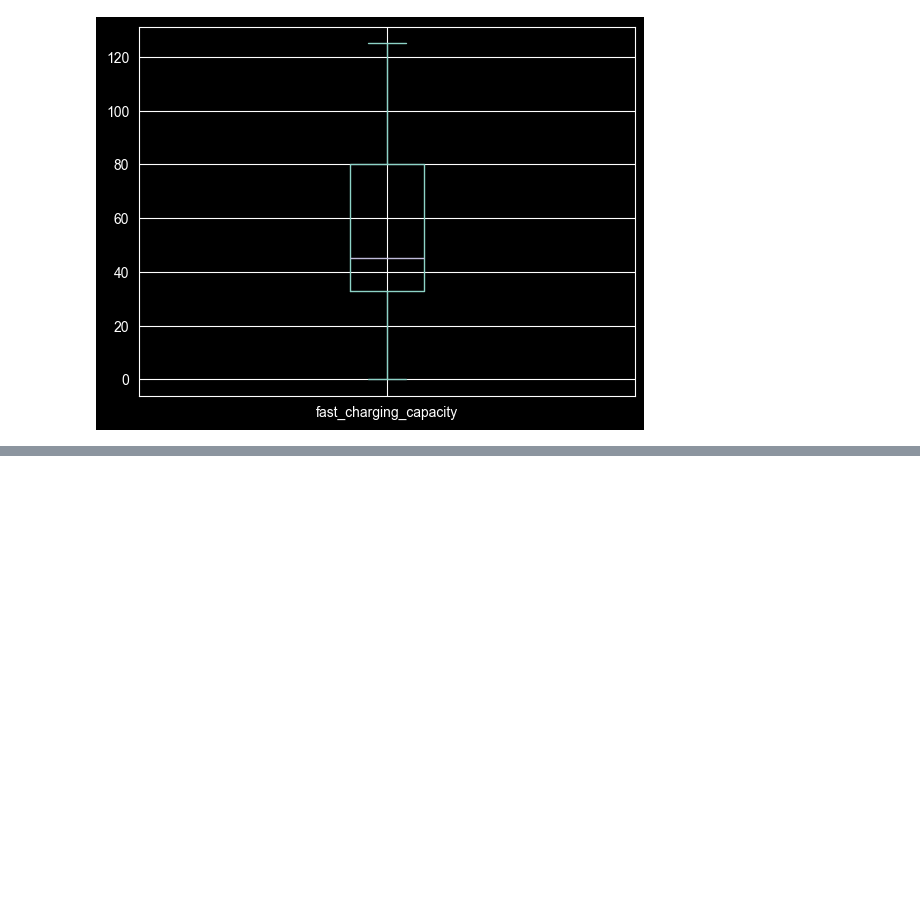
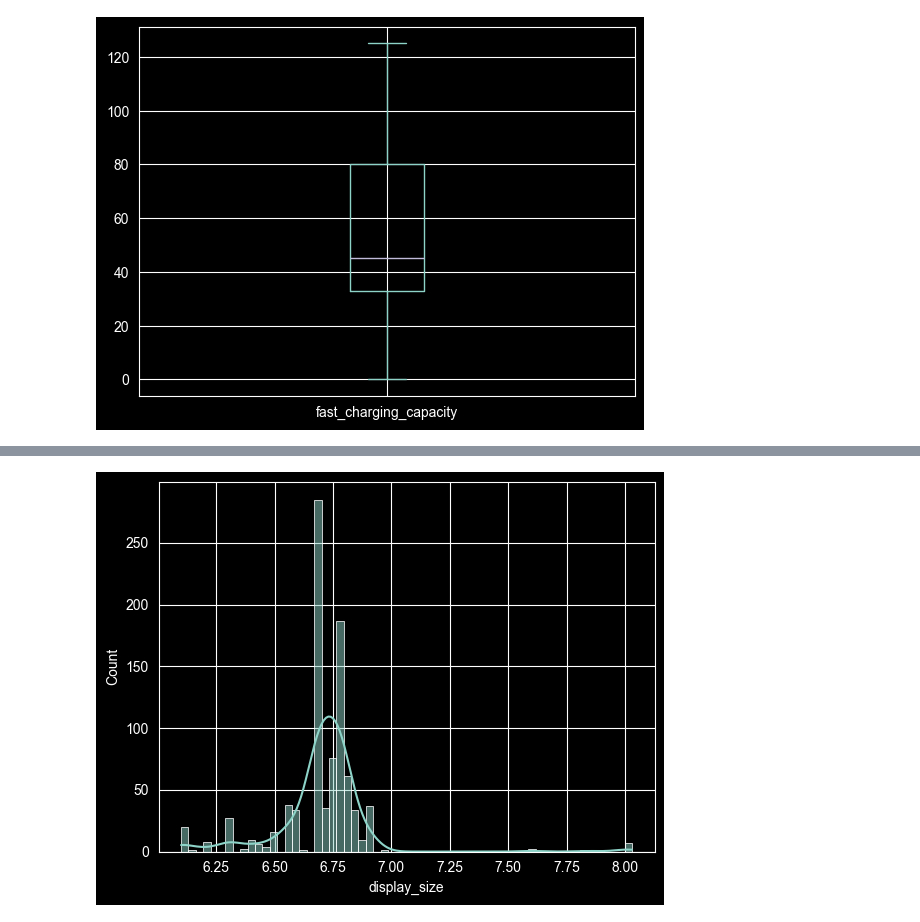
Before and after one commit to sudiptom619/EDA-On-5G-Smartphone, a Jupyter notebook: main.ipynb, the cells around one changed output, grey strips where cells are left out. Cells and saved outputs as stored; diff of their text form; code cells hidden in the pictures; blank space fills up the shorter version.

```diff
--- a/main.ipynb
+++ b/main.ipynb
@@ -459,0 +487,5 @@ df['fast_charging_capacity'].plot(kind='box')
+# %%
+sns.histplot(data=df,x='display_size',kde=True)
+plt.savefig('./plots/univariate_analysis/display_size/hist_plot.png')
+# %% [output]
+[figure, added]
```
Also changed, not shown: parts of 50 cells of this notebook, 24 other files.
